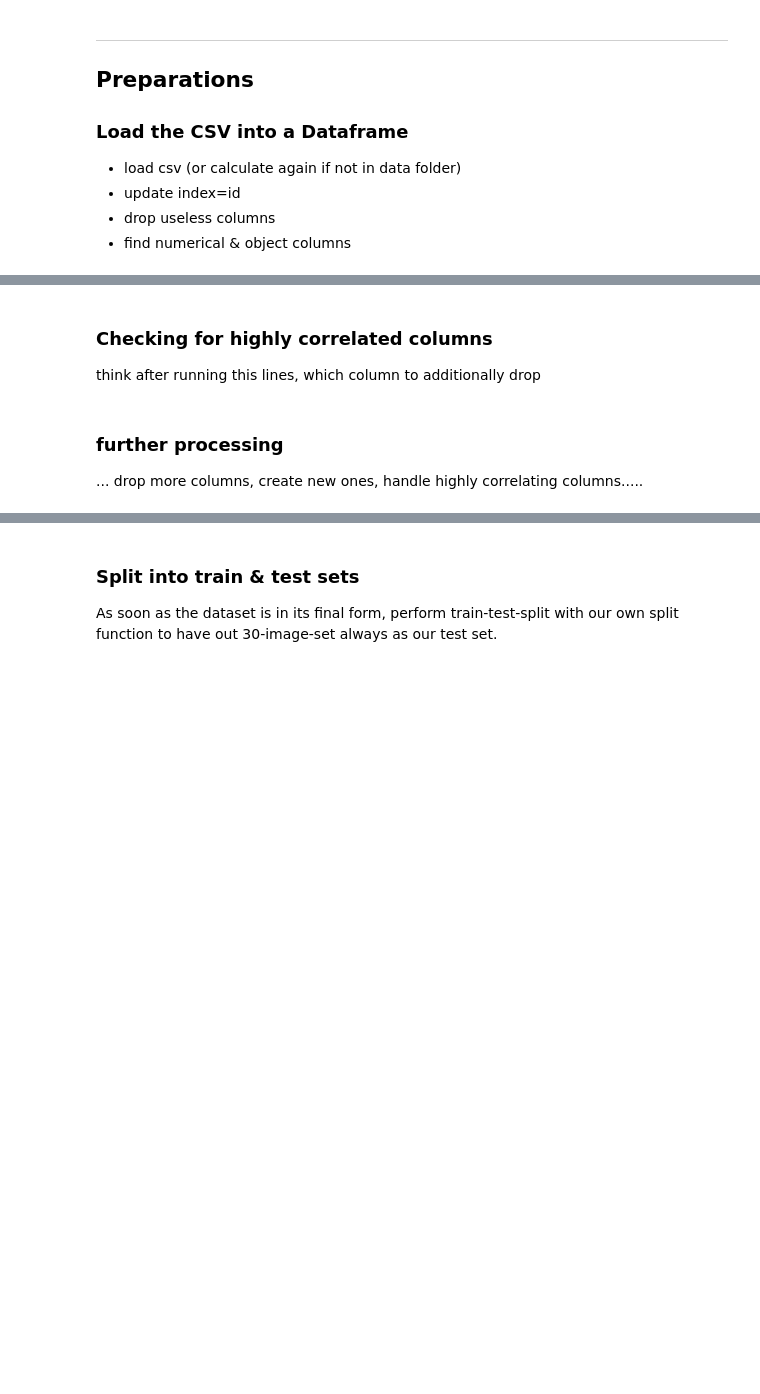
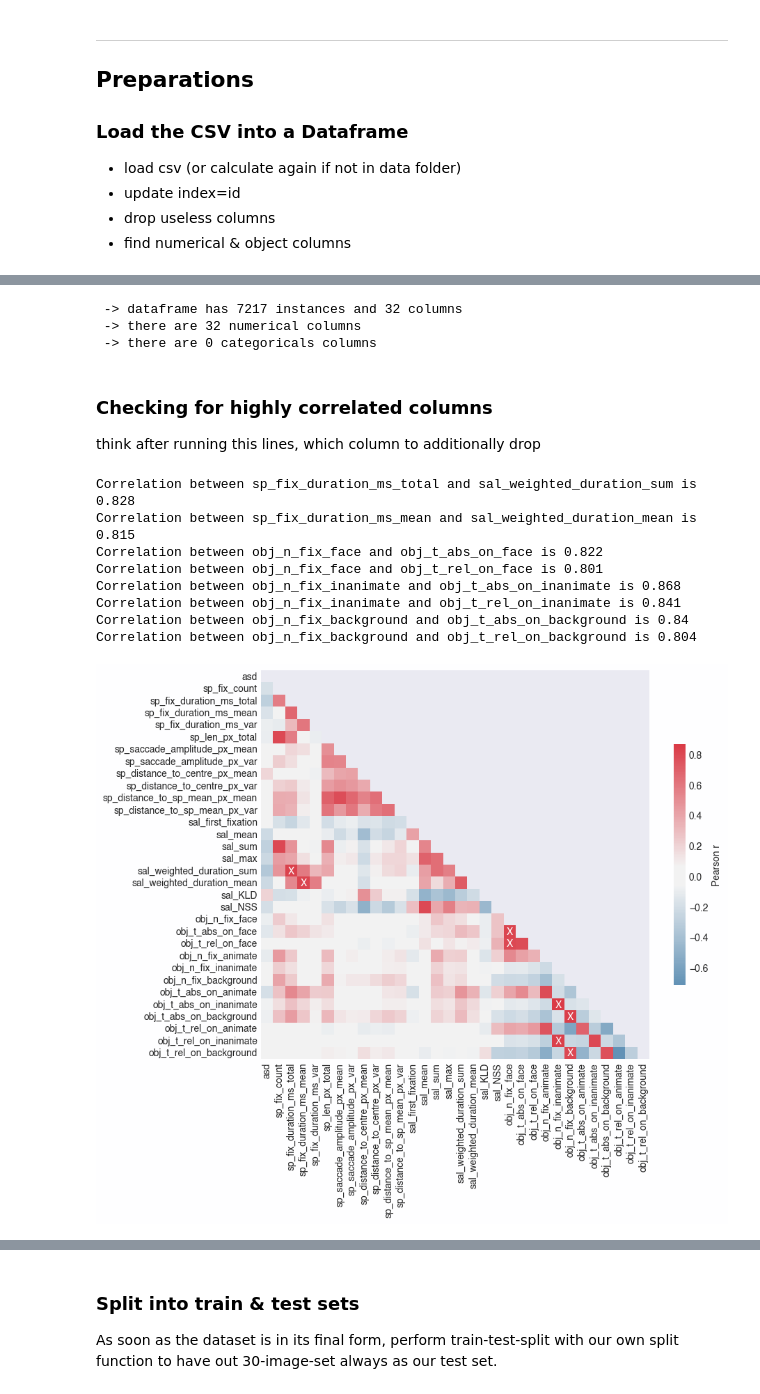
Before and after one commit to eockfen/EyeTism, a Jupyter notebook: modeling/pipelines_adam.ipynb, the cells around one changed output, grey strips where cells are left out. Drawn from its saved outputs; the diff is of its cells as text; code cells hidden in the pictures; blank space fills up the shorter version.

```diff
--- a/modeling/pipelines_adam.ipynb
+++ b/modeling/pipelines_adam.ipynb
@@ -64,8 +64,10 @@ else:
 df = df.set_index("id", drop=True)
 
 # drop first batch of useless variables
-df = df.drop(columns=['img', 'sp_idx'])
-df = df.drop(columns=[col for col in df.columns if "_obj" in col])  # drop 'object' columns
+df = df.drop(columns=["img", "sp_idx"])
+df = df.drop(
+    columns=[col for col in df.columns if "_obj" in col]
+)  # drop 'object' columns
 
 # find numerical and categorical columns
 num_cols = df.columns[df.dtypes != "object"]
@@ -78,3 +91,20 @@ print(f" -> there are {len(cat_cols)} categoricals columns")
+# %%
+# processing
+df = df[df["sp_fix_duration_ms_total"] <= 5000]
+df = df.drop(columns=['sal_first_above_0.75*max_rank', 'sal_first_above_0.9*max_rank'])
+
+# find numerical and categorical columns
+num_cols = df.columns[df.dtypes != "object"]
+cat_cols = df.columns[df.dtypes == "object"]
+
+# print info
+print(f" -> dataframe has {df.shape[0]} instances and {df.shape[1]} columns")
+print(f" -> there are {len(num_cols)} numerical columns")
+print(f" -> there are {len(cat_cols)} categoricals columns")
+# %% [output]
+ -> dataframe has 7217 instances and 32 columns
+ -> there are 32 numerical columns
+ -> there are 0 categoricals columns
 # %% [markdown]
 ### Checking for highly correlated columns
 think after running this lines, which column to additionally drop
@@ -103,4 +111,13 @@ for i, j in high_corr_pairs:
-# %% [markdown]
-### further processing
-
-... drop more columns, create new ones, handle highly correlating columns.....
+# %%
+# check for correlations
+pp.check_correlations(df[num_cols], thresh=0.8)
+# %% [output]
+Correlation between sp_fix_duration_ms_total and sal_weighted_duration_sum is 0.828
+Correlation between sp_fix_duration_ms_mean and sal_weighted_duration_mean is 0.815
+Correlation between obj_n_fix_face and obj_t_abs_on_face is 0.822
+Correlation between obj_n_fix_face and obj_t_rel_on_face is 0.801
+Correlation between obj_n_fix_inanimate and obj_t_abs_on_inanimate is 0.868
+Correlation between obj_n_fix_inanimate and obj_t_rel_on_inanimate is 0.841
+Correlation between obj_n_fix_background and obj_t_abs_on_background is 0.84
+Correlation between obj_n_fix_background and obj_t_rel_on_background is 0.804
+[figure, added]
```
Also changed, not shown: parts of 22 cells of this notebook.
